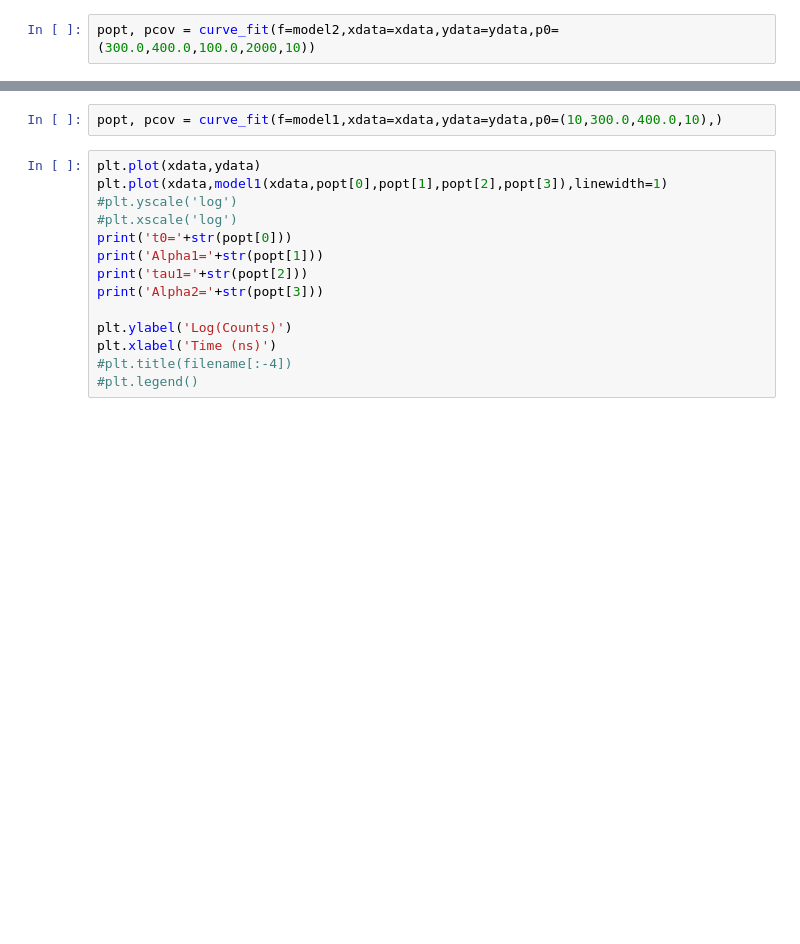
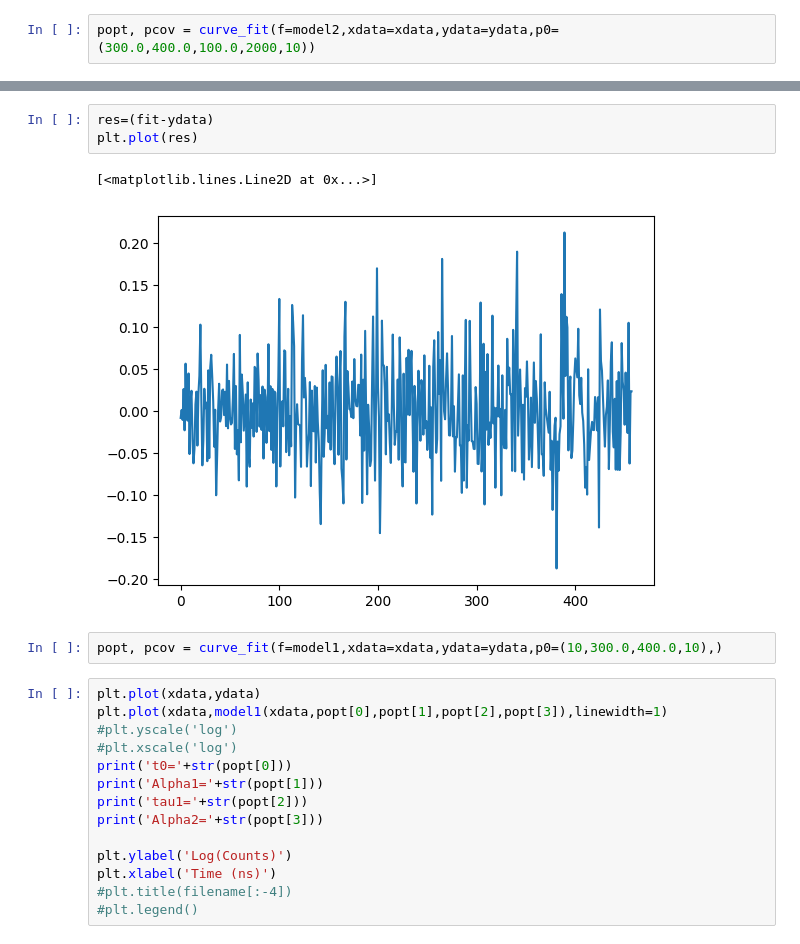
Before and after one commit to MikelElorza/Data-analysis, a Jupyter notebook: Narrow field/Analisis_ptu.ipynb, the cells around one changed output, grey strips where cells are left out. Drawn from its saved outputs; the diff is of its cells as text; blank space fills up the shorter version.

```diff
--- a/Narrow field/Analisis_ptu.ipynb
+++ b/Narrow field/Analisis_ptu.ipynb
@@ -93,3 +101,9 @@ plt.legend()
+# %%
+res=(fit-ydata)
+plt.plot(res)
+# %% [output]
+[<matplotlib.lines.Line2D at 0x...>]
+[figure, added]
 # %%
 popt, pcov = curve_fit(f=model1,xdata=xdata,ydata=ydata,p0=(10,300.0,400.0,10),)
 # %%
```
Also changed, not shown: parts of 7 cells of this notebook, 14 other files.
